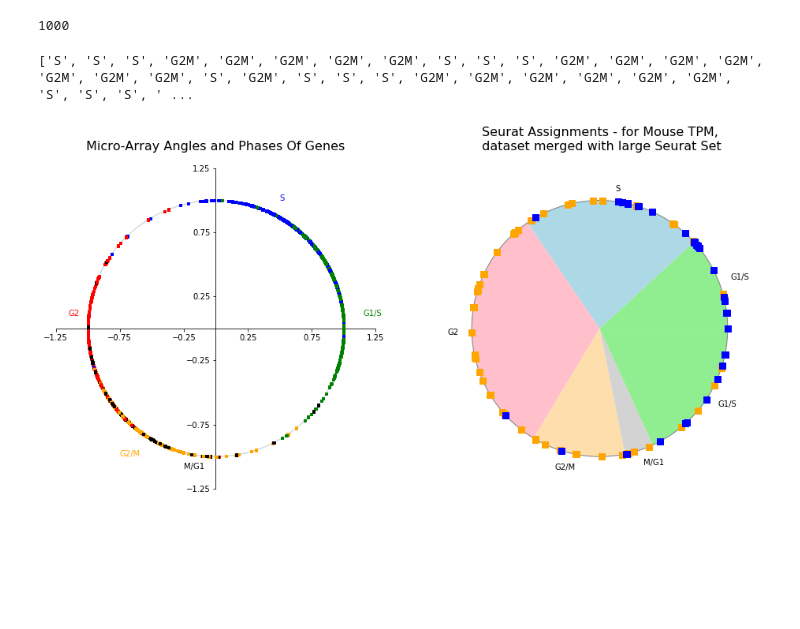
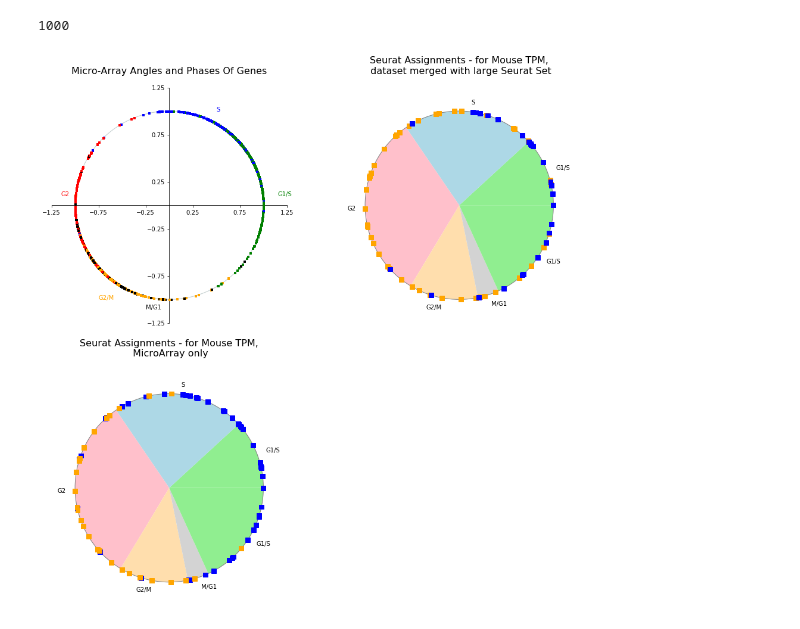
Before and after one commit to ayurovsky/cell_cycle, a Jupyter notebook: MicroArray-Scale-With-RNA-And-Get-Angles-End-September.ipynb, the cells around one changed output. Drawn from its saved outputs; the diff is of its cells as text; code cells hidden in the pictures; blank space fills up the shorter version.

```diff
--- a/MicroArray-Scale-With-RNA-And-Get-Angles-End-September.ipynb
+++ b/MicroArray-Scale-With-RNA-And-Get-Angles-End-September.ipynb
@@ -513,7 +690,9 @@ nesterova_plus_micro_array_phase_list = list()
 for index, row in nesterova_plus_micro_array_labels_df.iterrows():
     if (row[0].startswith("t")):
         nesterova_plus_micro_array_phase_list.append(row["Phase"])
+
+mouse_only_micro_array_labels_df = pd.read_csv("mouse_only_micro_array_labels.csv", sep=',')
+mouse_only_micro_array_phase_list = list()
+for index, row in mouse_only_micro_array_labels_df.iterrows():
+    if (row[0].startswith("t")):
+        mouse_only_micro_array_phase_list.append(row["Phase"])
-# %%
-print(nesterova_plus_micro_array_phase_list)
-# %% [output]
-['S', 'S', 'S', 'G2M', 'G2M', 'G2M', 'G2M', 'G2M', 'S', 'S', 'S', 'G2M', 'G2M', 'G2M', 'G2M', 'G2M', 'G2M', 'G2M', 'S', 'G2M', 'S', 'S', 'S', 'G2M', 'G2M', 'G2M', 'G2M', 'G2M', 'G2M', 'S', 'S', 'S', ' ...
@@ -521,11 +704,11 @@ print(nesterova_plus_micro_array_phase_list)
 #print(whitfield_subset_micro_array_df)
 #print(whitfield_subset_micro_array_df.sum(axis=0))
 from pylab import *
-figure(figsize=(16,8))
+figure(figsize=(16,16))
 
 
 #### All Genes
-ax=subplot(121, aspect='equal')
+ax=subplot(221, aspect='equal')
 
 # Move left y-axis and bottim x-axis to centre, passing through (0,0)
 ax.spines['left'].set_position('center')
@@ -579,38 +762,67 @@ title("Micro-Array Angles and Phases Of Genes\n", fontsize=16)
 
 ##########
 # Phase segmentation on the circle
-ax=subplot(122, aspect='equal')
+ax=subplot(222, aspect='equal')
 
 labels = 'G1/S', 'S', 'G2', 'G2/M', 'M/G1', 'G1/S'
 fracs = [13, 25, 35, 13, 4, 20]
 colors = ["lightgreen", "lightblue", "pink", "navajowhite", "lightgrey", "lightgreen"]
 plt.pie(fracs, labels=labels, colors = colors)
 
 circle = Circle((0, 0), 1.0, color='grey', fill=False)
 ax.add_artist(circle)
 
 for i in range(0,len(angles_list)):
     use_color = 'gray'
     if (nesterova_plus_micro_array_phase_list[i] == 'G1'):
         use_color = 'darkgreen'
         order = 5
     elif (nesterova_plus_micro_array_phase_list[i] == 'S'):
         use_color = 'blue'
         order = 9
     elif (nesterova_plus_micro_array_phase_list[i] == 'G2M'):
         use_color = 'orange'
         order = 8
     rect = Rectangle((math.cos(angles_list[i])-0.025,math.sin(angles_list[i])-0.025),0.05,0.05,linewidth=1,edgecolor=use_color,facecolor=use_color,zorder=order)
     # Add the patch to the Axes
     ax.add_patch(rect)
 
 title("Seurat Assignments - for Mouse TPM,\n dataset merged with large Seurat Set\n", fontsize=16)
 
 
+##########
+# Phase segmentation on the circle
+ax=subplot(223, aspect='equal')
+
+labels = 'G1/S', 'S', 'G2', 'G2/M', 'M/G1', 'G1/S'
+fracs = [13, 25, 35, 13, 4, 20]
+colors = ["lightgreen", "lightblue", "pink", "navajowhite", "lightgrey", "lightgreen"]
+plt.pie(fracs, labels=labels, colors = colors)
+
+circle = Circle((0, 0), 1.0, color='grey', fill=False)
+ax.add_artist(circle)
+
+for i in range(0,len(angles_list)):
+    use_color = 'gray'
+    if (mouse_only_micro_array_phase_list[i] == 'G1'):
+        use_color = 'darkgreen'
+        order = 5
+    elif (mouse_only_micro_array_phase_list[i] == 'S'):
+        use_color = 'blue'
+        order = 8
+    elif (mouse_only_micro_array_phase_list[i] == 'G2M'):
+        use_color = 'orange'
+        order = 9
+    rect = Rectangle((math.cos(angles_list[i])-0.025,math.sin(angles_list[i])-0.025),0.05,0.05,linewidth=1,edgecolor=use_color,facecolor=use_color,zorder=order)
+    # Add the patch to the Axes
+    ax.add_patch(rect)
+
+title("Seurat Assignments - for Mouse TPM,\n MicroArray only\n", fontsize=16)
+
 
 xlim(-1.25,1.25)
 ylim(-1.25, 1.25)
 
 show()
 # %% [output]
-[figure, old version]
+[figure, new version]
```
Also changed, not shown: parts of 21 cells of this notebook.
